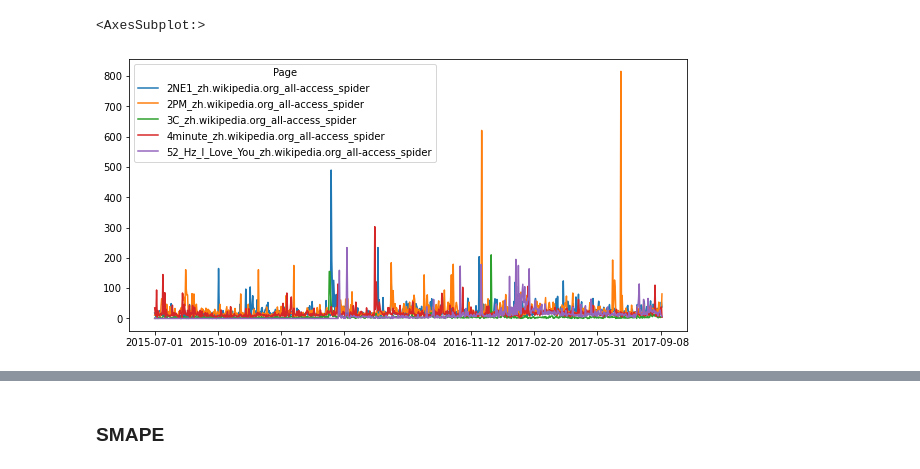
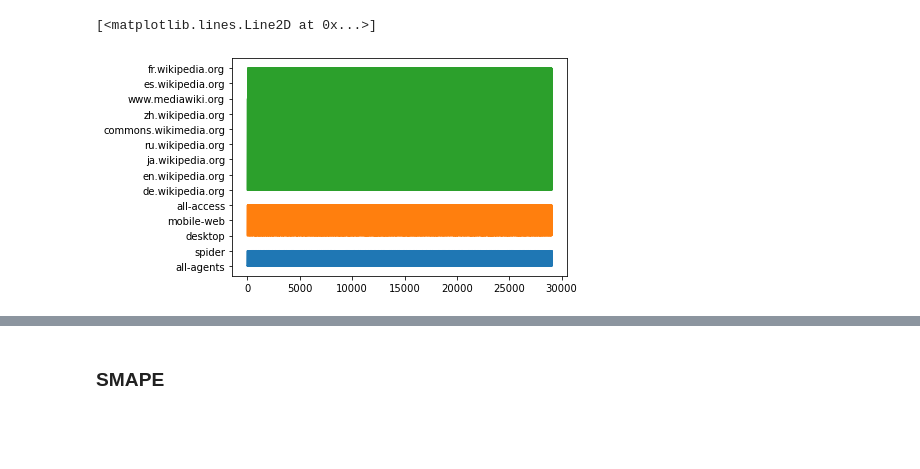
Before and after one commit to baruch11/WebTraffic, a Jupyter notebook: webtraffic.ipynb, the cells around one changed output, grey strips where cells are left out. Saved outputs shown, nothing was run; the diff lists cells and outputs as text; code cells hidden in the pictures; blank space fills up the shorter version.

```diff
--- a/webtraffic.ipynb
+++ b/webtraffic.ipynb
@@ -13,0 +7,18 @@ train = dd.read_csv("train_2.csv", assume_missing=True, blocksize="16M").fillna(
+# %%
+import pandas as pd
+import random
+p = 0.2  # 1% of the lines
+# keep the header, then take only 1% of lines
+# if random from [0,1] interval is greater than 0.01 the row will be skipped
+df = pd.read_csv(
+         "train_2.csv.zip",
+         header=0,
+         skiprows=lambda i: i>0 and random.random() > p
+)
+df = df.sample(frac=1).reset_index(drop=True).fillna(0)
+Page = df.Page
+agent = Page.apply(lambda x: x.split("_")[-1])
+access = Page.apply(lambda x: x.split("_")[-2])
+wikiproject = Page.apply(lambda x: x.split("_")[-3])
+page_name = Page.apply(lambda x: "_".join(x.split("_")[:-3]))
+df.drop(columns=["Page"], inplace=True)
@@ -14,7 +41,8 @@ train = dd.read_csv("train_2.csv", assume_missing=True, blocksize="16M").fillna(
 # %%
-f, ax = plt.subplots(figsize=(10,5))
-
-train.head().set_index("Page").T.plot(ax=ax)
+f, ax = plt.subplots()
+ax.plot(agent)
+ax.plot(access)
+ax.plot(wikiproject)
 # %% [output]
-<AxesSubplot:>
+[<matplotlib.lines.Line2D at 0x...>]
-[figure, old version]
+[figure, new version]
```
Also changed, not shown: parts of 55 cells of this notebook.
